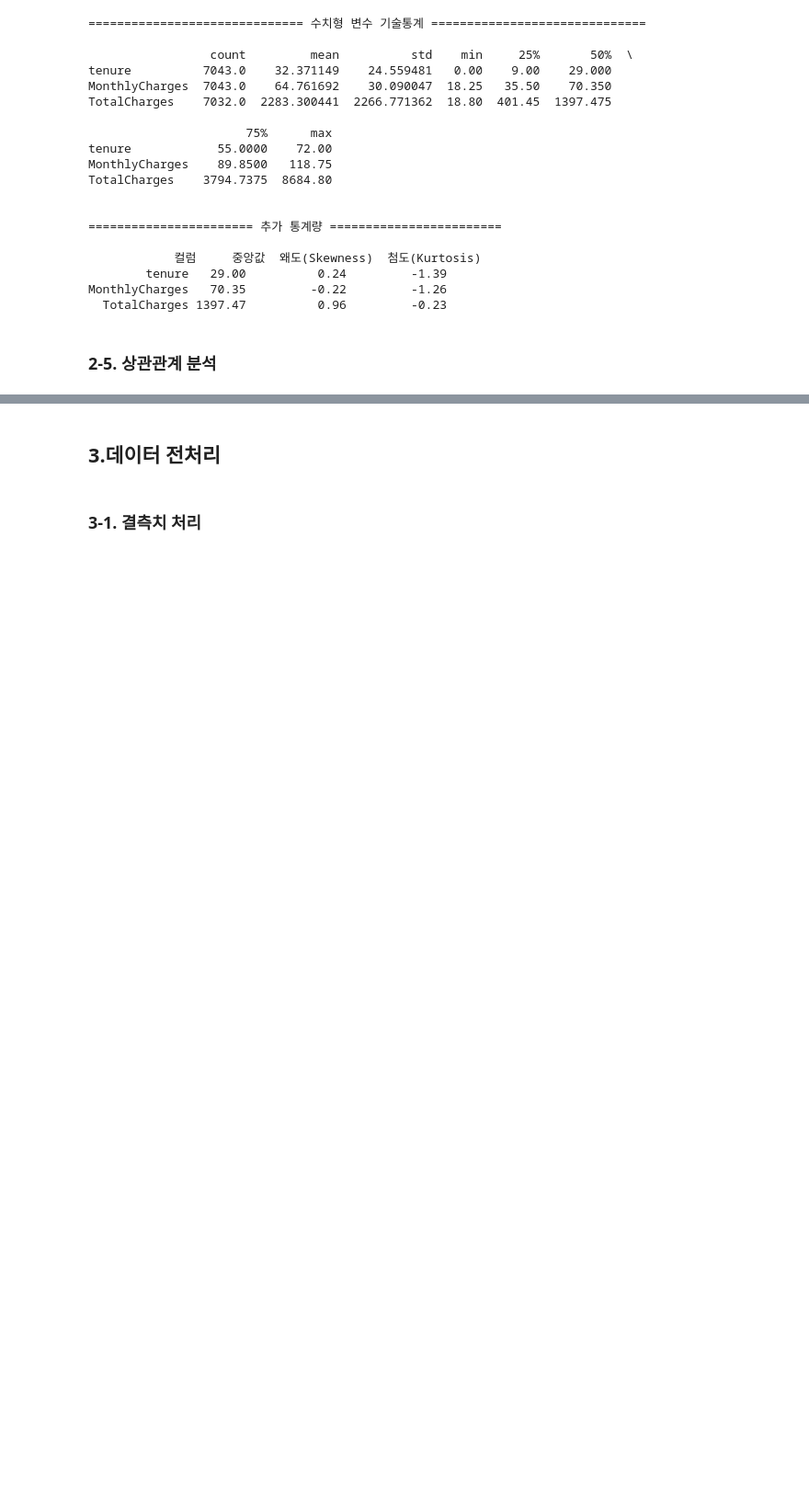
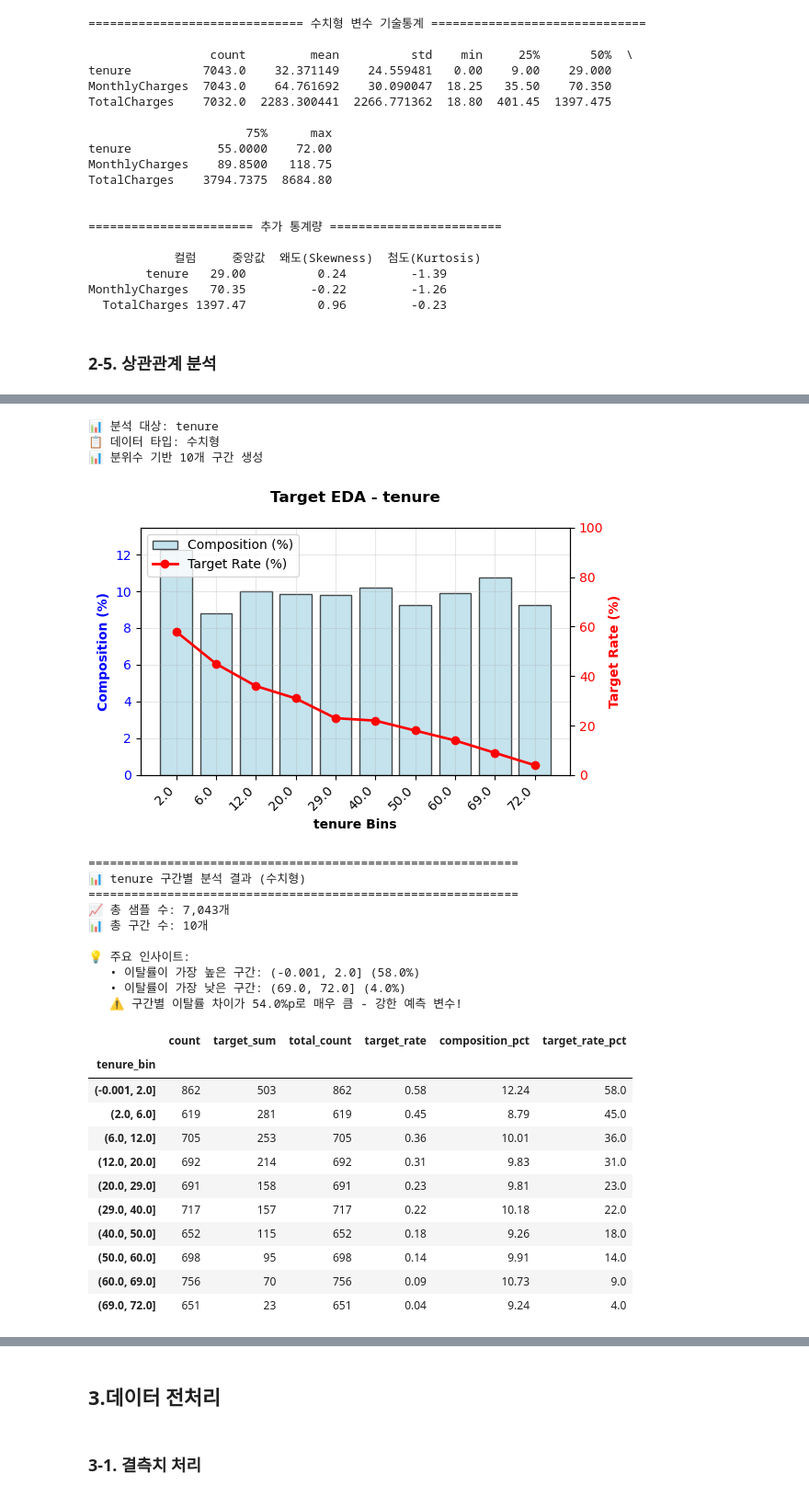
Before and after one commit to ohback/data-analysis, a Jupyter notebook: Telco-Customer-Churn.ipynb, the cells around one changed output, grey strips where cells are left out. Shown: that part at 92% size. Cells and saved outputs as stored; diff of their text form; code cells hidden in the pictures; blank space fills up the shorter version.

```diff
--- a/Telco-Customer-Churn.ipynb
+++ b/Telco-Customer-Churn.ipynb
@@ -685,0 +688,29 @@ plt.show()
+# %%
+plot_target_eda_universal(df, 'tenure')
+# %% [output]
+📊 분석 대상: tenure
+📋 데이터 타입: 수치형
+📊 분위수 기반 10개 구간 생성
+[figure, added]
+============================================================
+📊 tenure 구간별 분석 결과 (수치형)
+============================================================
+📈 총 샘플 수: 7,043개
+📊 총 구간 수: 10개
+
+💡 주요 인사이트:
+   • 이탈률이 가장 높은 구간: (-0.001, 2.0] (58.0%)
+   • 이탈률이 가장 낮은 구간: (69.0, 72.0] (4.0%)
+   ⚠️ 구간별 이탈률 차이가 54.0%p로 매우 큼 - 강한 예측 변수!
+|  | count | target_sum | total_count | target_rate | composition_pct | target_rate_pct |
+| tenure_bin |  |  |  |  |  |  |
+| (-0.001, 2.0] | 862 | 503 | 862 | 0.58 | 12.24 | 58.0 |
+| (2.0, 6.0] | 619 | 281 | 619 | 0.45 | 8.79 | 45.0 |
+| (6.0, 12.0] | 705 | 253 | 705 | 0.36 | 10.01 | 36.0 |
+| (12.0, 20.0] | 692 | 214 | 692 | 0.31 | 9.83 | 31.0 |
+| (20.0, 29.0] | 691 | 158 | 691 | 0.23 | 9.81 | 23.0 |
+| (29.0, 40.0] | 717 | 157 | 717 | 0.22 | 10.18 | 22.0 |
+| (40.0, 50.0] | 652 | 115 | 652 | 0.18 | 9.26 | 18.0 |
+| (50.0, 60.0] | 698 | 95 | 698 | 0.14 | 9.91 | 14.0 |
+| (60.0, 69.0] | 756 | 70 | 756 | 0.09 | 10.73 | 9.0 |
+| (69.0, 72.0] | 651 | 23 | 651 | 0.04 | 9.24 | 4.0 |
```
Also changed, not shown: parts of 23 cells of this notebook.
